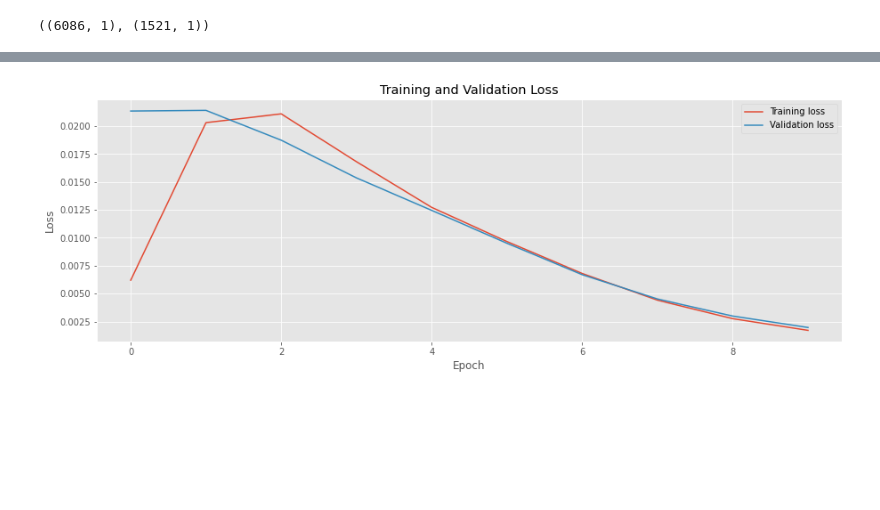
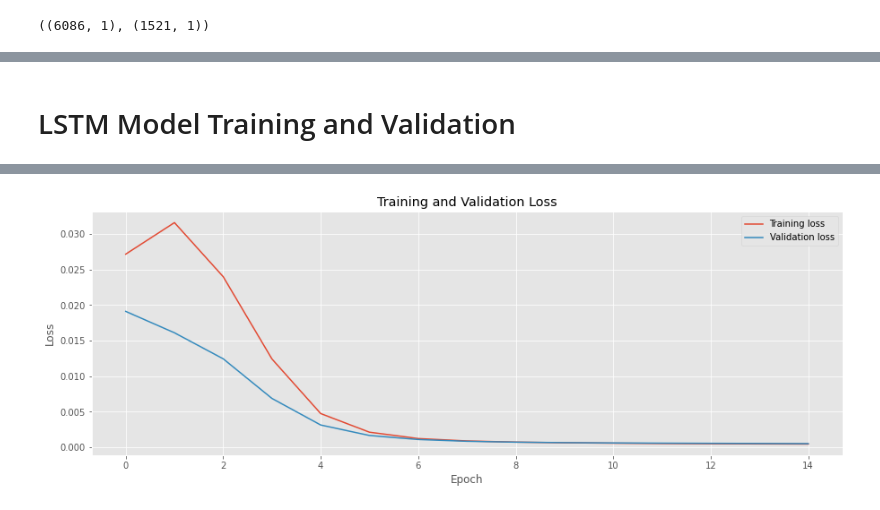
Before and after one commit to kartikbatra056/AllAboutTimeSeries, a Jupyter notebook: TimeSeriesWithLSTMandDCNN.ipynb, the cells around one changed output, grey strips where cells are left out. Drawn from its saved outputs; the diff is of its cells as text; code cells hidden in the pictures; blank space fills up the shorter version.

```diff
--- a/TimeSeriesWithLSTMandDCNN.ipynb
+++ b/TimeSeriesWithLSTMandDCNN.ipynb
@@ -114,8 +123,8 @@ train_df.shape,valid_df.shape
 # %% [output]
 ((6086, 1), (1521, 1))
 # %%
-train_data=RelianceDataset(train_df)
-valid_data=RelianceDataset(valid_df)
+train_data=RelianceDataset(train_df,T=10)
+valid_data=RelianceDataset(valid_df,T=10)
 train_loader=DataLoader(train_data,batch_size=32)
 valid_loader=DataLoader(valid_data,batch_size=32)
 # %%
@@ -123,3 +135,5 @@ device=torch.device('cuda' if torch.cuda.is_available() else 'cpu')
+# %% [markdown]
+# LSTM Model Training and Validation
 # %%
 class LSTMModel(nn.Module):
 
@@ -157,22 +171,22 @@ bidirect=False
 model=LSTMModel(n_stocks,h_dim,n_layers,drop_l,bidirect)
 model=model.to(device)
 criterion=nn.MSELoss()
-optimizer=optim.Adam(model.parameters(),lr=0.001)
+optimizer=optim.Adam(model.parameters(),lr=0.0003)
 # %%
-def valid_model():
+def valid_model(m):
 
      with torch.no_grad():
         val_loss=0.0
         val_mae=0.0
         pred_list=[]
         target_list=[]
-        model.eval()
+        m.eval()
         for x,y in valid_loader:
 
              x=x.to(device)
              y=y.to(device)
 
-             pred=model(x)
+             pred=m(x)
 
              loss=criterion(pred,y)
 
@@ -192,7 +206,7 @@ def valid_model():
 
         return val_loss,val_mae
 # %%
-def train_model(num_epochs):
+def train_model(num_epochs,m):
      train_loss_list=[]
      val_loss_list=[]
      for i in range(num_epochs):
@@ -200,7 +214,7 @@ def train_model(num_epochs):
         train_mae=0.0
         pred_list=[]
         target_list=[]
-        model.train()
+        m.train()
         for x,y in train_loader:
 
              x=x.to(device)
@@ -208,7 +222,7 @@ def train_model(num_epochs):
 
              optimizer.zero_grad()
 
-             pred=model(x)
+             pred=m(x)
 
              loss=criterion(pred,y)
 
@@ -230,13 +244,14 @@ def train_model(num_epochs):
 
         train_mae=mean_absolute_error(target,predictions)
 
-        val_loss,val_mae=valid_model()
+        val_loss,val_mae=valid_model(m)
 
         train_loss_list.append(epoch_loss)
 
         val_loss_list.append(val_loss)
 
         print(f'Epoch:{i+1} \n Train loss:{epoch_loss:.3} , Train mae:{train_mae:.3} ,Val loss:{val_loss:.3} , Val mae:{val_mae:.3}')
+
 
      print()
      ax=plt.figure(figsize=(15,5))
@@ -247,9 +262,11 @@ def train_model(num_epochs):
      plt.ylabel('Loss')
      plt.legend()
      plt.show()
+
+     return m
 # %%
-num_epochs=10
+num_epochs=15
 if __name__=='__main__':
-    train_model(num_epochs)
+    model=train_model(num_epochs,model)
 # %% [output]
 Epoch:1
@@ -275 +289 @@ Epoch:10
-[figure, old version]
+[figure, new version]
```
Also changed, not shown: parts of 13 cells of this notebook.
